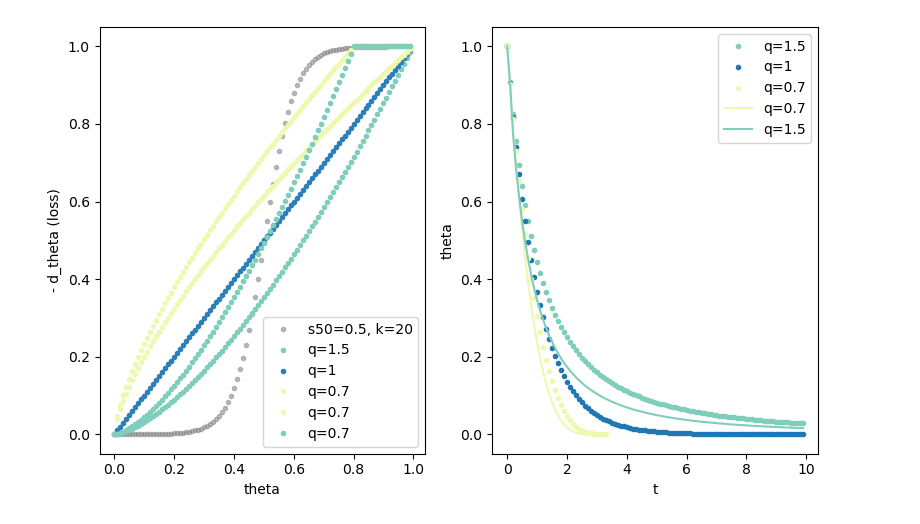
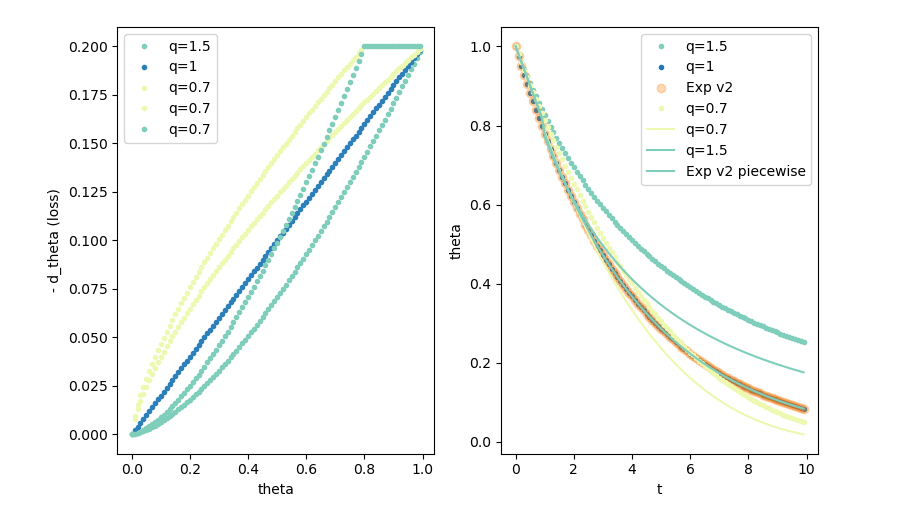
Before and after one commit to RY4GIT/SMSigxSMAP, a Jupyter notebook: notebooks/toy_drydown_models.ipynb, the cells around one changed output. Drawn from its saved outputs; the diff is of its cells as text; code cells hidden in the pictures.

```diff
--- a/notebooks/toy_drydown_models.ipynb
+++ b/notebooks/toy_drydown_models.ipynb
@@ -9,9 +9,12 @@ def loss_func(theta, q, k, theta_wp=0., theta_star=1.):
     return d_theta
 
 
-def exponential_model(t, delta_theta, theta_w, tau):
+def tau_exponential_model(t, delta_theta, theta_w, tau):
     return delta_theta * np.exp(-t / tau) + theta_w
 
+def exponential_model(t, theta_0, z, ETmax, theta_star, theta_w):
+    tau = z * (theta_star-theta_w)/ETmax
+    return (theta_0-theta_w) * np.exp(-t / tau) + theta_w
 
 def q_model(t, k, q, theta_0, theta_star=1.0, theta_w=0.0):
 
@@ -34,11 +37,12 @@ def q_model_piecewise(t, k, q, theta_0, theta_star=0.8, theta_w=0.0):
 
     t_star = (theta_0 - theta_star)/k # Time it takes from theta_0 to theta_star
 
-    b = (theta_0 - theta_w) ** (1 - q)
+    return np.where(t_star > t, -k * t+theta_0, q_model(t, k, q, theta_0, theta_star, theta_w))
 
-    a = (1 - q) / ((theta_star - theta_w) ** q)
-
-    return np.where(t_star > t, -k * t+theta_0, (-k * a * t + b) ** (1 / (1 - q)) + theta_w)
+def exp_model_piecewise(t, theta_0, z, ETmax, theta_star, theta_w):
+    k = ETmax/z
+    t_star = (theta_0 - theta_star)/k
+    return np.where(t_star > t, -k * t+theta_0, exponential_model(t, theta_0, z, ETmax, theta_star, theta_w))
 # %%
 # Define variables
 theta = np.arange(0, 1, 0.01)
@@ -51,38 +55,49 @@ q1 = 1.5
 q2 = 0.7
 t0 = 0.1
 
+theta_0 = 1
+theta_star = 0.8
+theta_w = 0
+
 s50 = 0.5
 Emax = 1
+z = 50
+ETmax = 10
+tau = z * (theta_star-theta_w)/ETmax
+
+k = ETmax/z
 k_sigmoid = 20 # range b/w 2 to 20?
 
 fig = plt.figure(figsize=(8,5))
 
 # Calculate & plot d_theta
 d_theta = loss_func(theta, q=1.5, k=-1)
 
 ax1 = fig.add_subplot(1,2,1)
-ax1.plot(theta, -1*loss_func_sigmoid(theta=theta, s50=s50, k=k_sigmoid, Emax=Emax), '.', label=f's50={s50}, k={k_sigmoid}', color="tab:grey", alpha=0.5)
+# ax1.plot(theta, -1*loss_func_sigmoid(theta=theta, s50=s50, k=k_sigmoid, Emax=Emax), '.', label=f's50={s50}, k={k_sigmoid}', color="tab:grey", alpha=0.5)
 ax1.plot(theta, -1*loss_func(theta=theta, q=q1, k=k), '.', label=f'q={q1}', color="#7fcdbb")
 ax1.plot(theta, -1*loss_func(theta, q=q0, k=k), '.', label=f'q={q0}', color="#2c7fb8")
 ax1.plot(theta, -1*loss_func(theta=theta, q=q2, k=k), '.', label=f'q={q2}', color="#edf8b1")
 ax1.plot(theta, -1*loss_func_piecewise(theta=theta, q=q2, k=k), '.', label=f'q={q2}', color="#edf8b1")
 ax1.plot(theta, -1*loss_func_piecewise(theta=theta, q=q1, k=k), '.', label=f'q={q2}', color="#7fcdbb")
 ax1.set_xlabel("theta")
 ax1.set_ylabel("- d_theta (loss)")
 ax1.legend()
 
 # Calculate & plot the drawdown
 ax2 = fig.add_subplot(1,2,2)
 ax2.plot(t, q_model(t=t, q=q1, k=k, theta_0=1.0), '.', label=f'q={q1}', color="#7fcdbb")
-ax2.plot(t, exponential_model(t,delta_theta=1.0, theta_w=0., tau=1), '.', label=f'q={q0}')
+ax2.plot(t, tau_exponential_model(t,delta_theta=1.0, theta_w=0., tau=tau), '.', label=f'q={q0}')
+ax2.plot(t, exponential_model(t, theta_0=theta_0, z=z, ETmax=ETmax, theta_star=theta_star, theta_w=theta_w), 'o', label=f'Exp v2',alpha=0.3)
 ax2.plot(t, q_model(t=t, q=q2, k=k, theta_0=1.0), '.', label=f'q={q2}', color="#edf8b1")
 ax2.plot(t, q_model_piecewise(t=t, q=q2, k=k, theta_0=1.0), '-', label=f'q={q2}', color="#edf8b1")
 ax2.plot(t, q_model_piecewise(t=t, q=q1, k=k, theta_0=1.0), '-', label=f'q={q1}', color="#7fcdbb")
+ax2.plot(t, exp_model_piecewise(t, theta_0, z, ETmax, theta_star, theta_w), '-', label=f'Exp v2 piecewise', color="#7fcdbb")
 ax2.set_xlabel("t")
 ax2.set_ylabel("theta")
 ax2.legend()
 # ax2.set_ylim([0., 1])
 
 fig.tight_layout()
 # %% [output]
-[figure, old version]
+[figure, new version]
```
Also changed, not shown: 3 other files.
